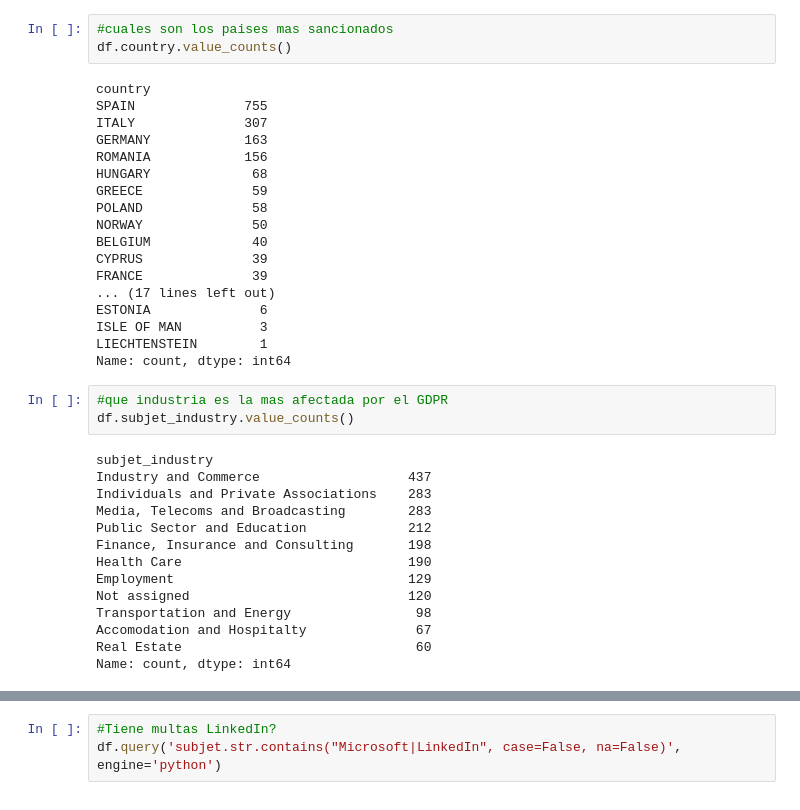
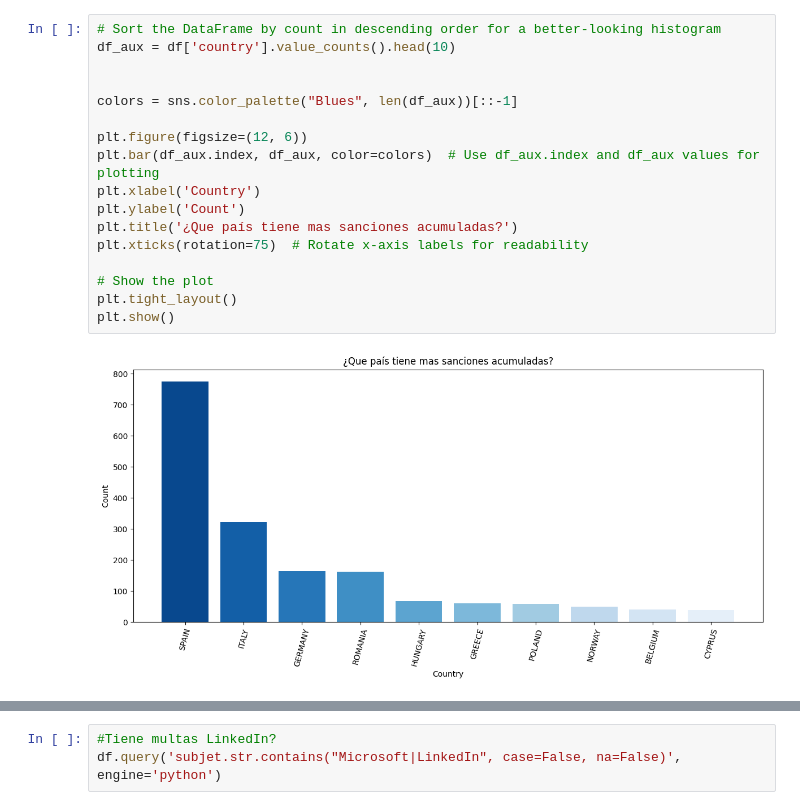
Before and after one commit to gomezgaston/Data_Compliance_Analysis, a Jupyter notebook: EDA.ipynb, the cells around one changed output, grey strips where cells are left out. Drawn from its saved outputs; the diff is of its cells as text.

```diff
--- a/EDA.ipynb
+++ b/EDA.ipynb
@@ -23,38 +27,19 @@ df.tail(3)
-# %%
-#cuales son los paises mas sancionados
-df.country.value_counts()
-# %% [output]
-country
-SPAIN              755
-ITALY              307
-GERMANY            163
-ROMANIA            156
-HUNGARY             68
-GREECE              59
-POLAND              58
-NORWAY              50
-BELGIUM             40
-CYPRUS              39
-FRANCE              39
-... (17 lines left out)
-ESTONIA              6
-ISLE OF MAN          3
-LIECHTENSTEIN        1
-Name: count, dtype: int64
-# %%
-#que industria es la mas afectada por el GDPR
-df.subjet_industry.value_counts()
-# %% [output]
-subjet_industry
-Industry and Commerce                   437
-Individuals and Private Associations    283
-Media, Telecoms and Broadcasting        283
-Public Sector and Education             212
-Finance, Insurance and Consulting       198
-Health Care                             190
-Employment                              129
-Not assigned                            120
-Transportation and Energy                98
-Accomodation and Hospitalty              67
-Real Estate                              60
-Name: count, dtype: int64
+# %%
+# Sort the DataFrame by count in descending order for a better-looking histogram
+df_aux = df['country'].value_counts().head(10)
+
+
+colors = sns.color_palette("Blues", len(df_aux))[::-1]
+
+plt.figure(figsize=(12, 6))
+plt.bar(df_aux.index, df_aux, color=colors)  # Use df_aux.index and df_aux values for plotting
+plt.xlabel('Country')
+plt.ylabel('Count')
+plt.title('¿Que país tiene mas sanciones acumuladas?')
+plt.xticks(rotation=75)  # Rotate x-axis labels for readability
+
+# Show the plot
+plt.tight_layout()
+plt.show()
+# %% [output]
+[figure, added]
```
Also changed, not shown: parts of 16 cells of this notebook, 3 other files.
